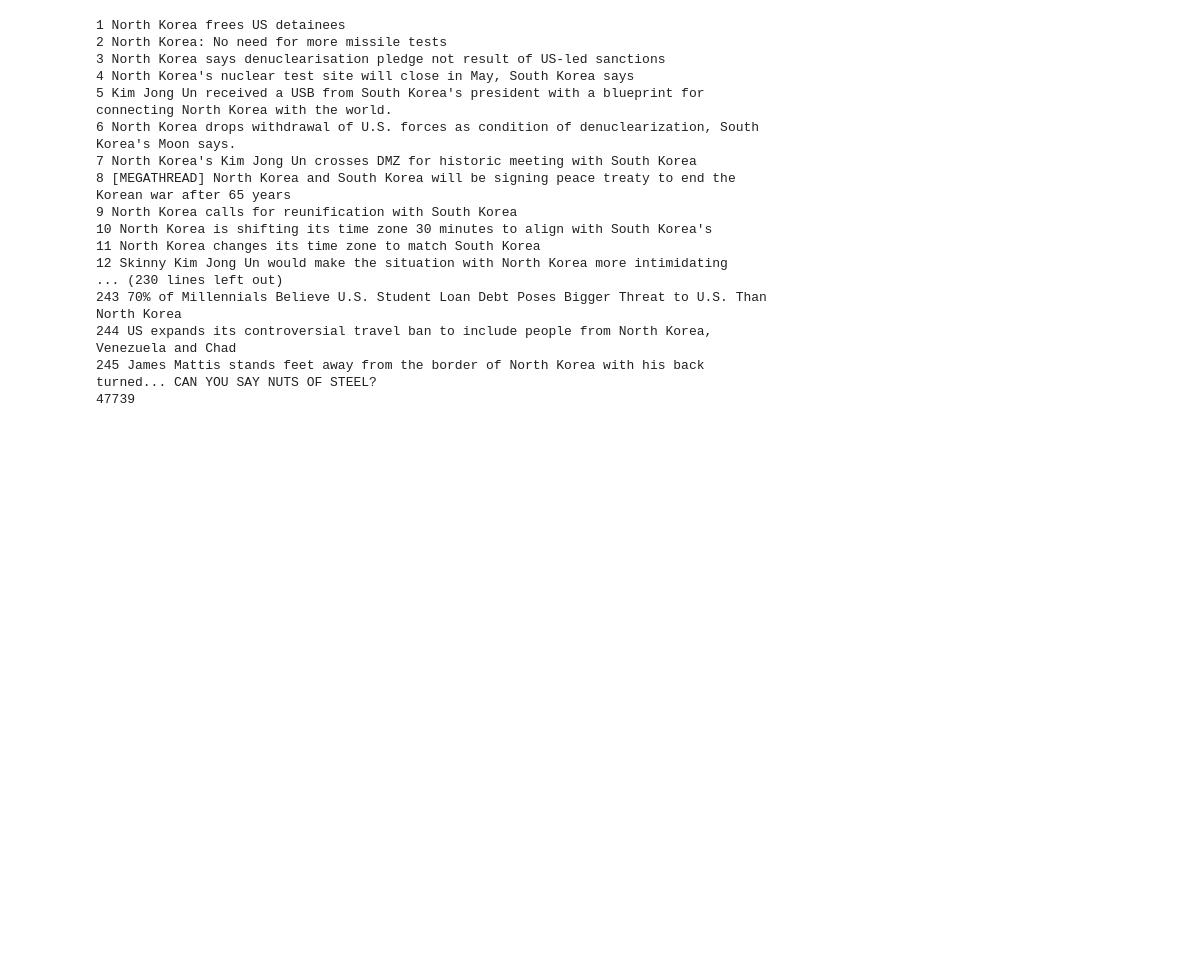
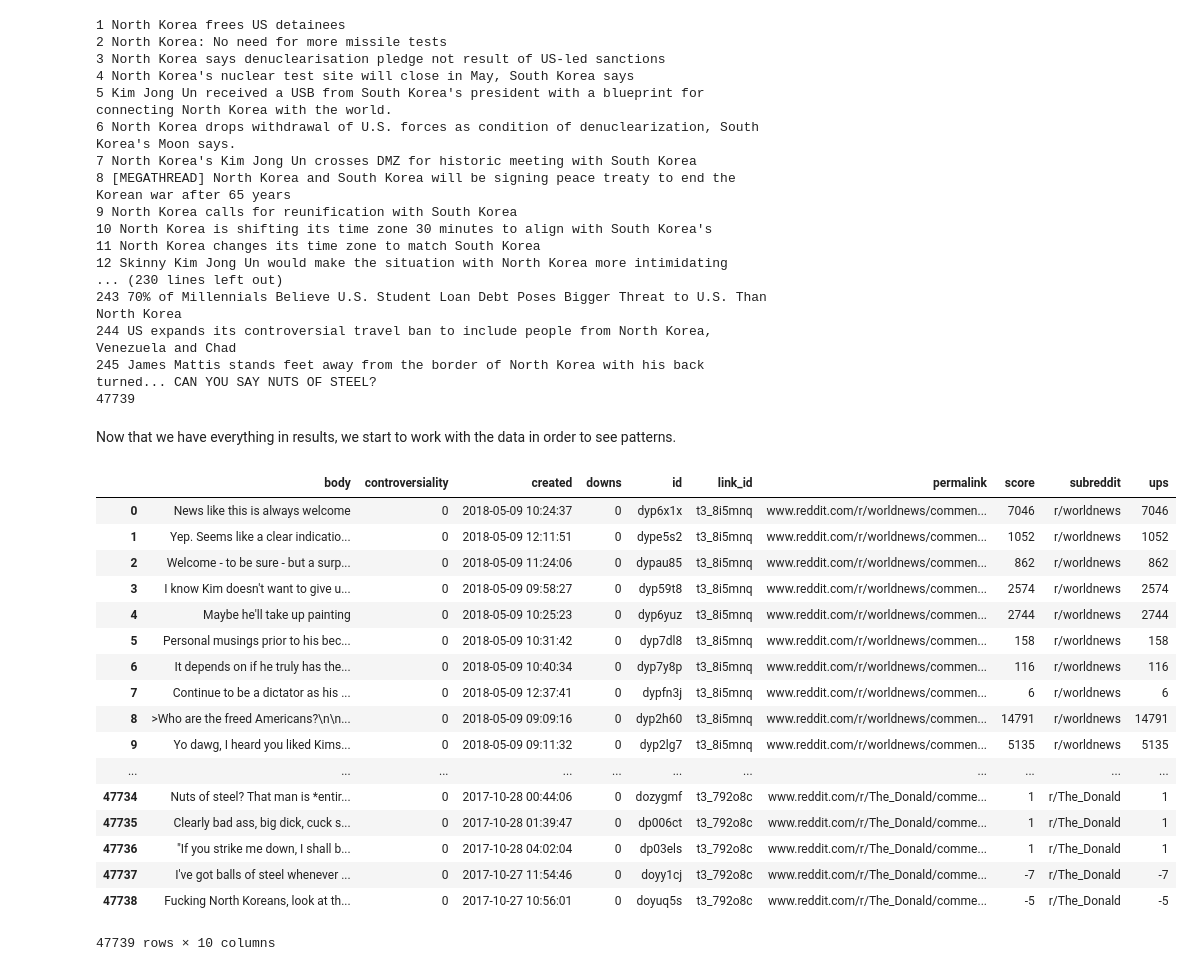
Before and after one commit to avarchy/Final15388, a Jupyter notebook: Project.ipynb, the cells around one changed output. Drawn from its saved outputs; the diff is of its cells as text; code cells hidden in the pictures; blank space fills up the shorter version.

```diff
--- a/Project.ipynb
+++ b/Project.ipynb
@@ -96,5 +100,7 @@ print(len(submissions))
 244 US expands its controversial travel ban to include people from North Korea, Venezuela and Chad
 245 James Mattis stands feet away from the border of North Korea with his back turned... CAN YOU SAY NUTS OF STEEL?
 47739
+# %% [markdown]
+Now that we have everything in results, we start to work with the data in order to see patterns.
 # %%
 results = pd.DataFrame(submissions)
@@ -100,0 +113,21 @@ results = pd.DataFrame(submissions)
+# %%
+results
+# %% [output]
+|  | body | controversiality | created | downs | id | link_id | permalink | score | subreddit | ups |
+| 0 | News like this is always welcome | 0 | 2018-05-09 10:24:37 | 0 | dyp6x1x | t3_8i5mnq | www.reddit.com/r/worldnews/commen... | 7046 | r/worldnews | 7046 |
+| 1 | Yep. Seems like a clear indicatio... | 0 | 2018-05-09 12:11:51 | 0 | dype5s2 | t3_8i5mnq | www.reddit.com/r/worldnews/commen... | 1052 | r/worldnews | 1052 |
+| 2 | Welcome - to be sure - but a surp... | 0 | 2018-05-09 11:24:06 | 0 | dypau85 | t3_8i5mnq | www.reddit.com/r/worldnews/commen... | 862 | r/worldnews | 862 |
+| 3 | I know Kim doesn't want to give u... | 0 | 2018-05-09 09:58:27 | 0 | dyp59t8 | t3_8i5mnq | www.reddit.com/r/worldnews/commen... | 2574 | r/worldnews | 2574 |
+| 4 | Maybe he'll take up painting | 0 | 2018-05-09 10:25:23 | 0 | dyp6yuz | t3_8i5mnq | www.reddit.com/r/worldnews/commen... | 2744 | r/worldnews | 2744 |
+| 5 | Personal musings prior to his bec... | 0 | 2018-05-09 10:31:42 | 0 | dyp7dl8 | t3_8i5mnq | www.reddit.com/r/worldnews/commen... | 158 | r/worldnews | 158 |
+| 6 | It depends on if he truly has the... | 0 | 2018-05-09 10:40:34 | 0 | dyp7y8p | t3_8i5mnq | www.reddit.com/r/worldnews/commen... | 116 | r/worldnews | 116 |
+| 7 | Continue to be a dictator as his ... | 0 | 2018-05-09 12:37:41 | 0 | dypfn3j | t3_8i5mnq | www.reddit.com/r/worldnews/commen... | 6 | r/worldnews | 6 |
+| 8 | >Who are the freed Americans?\n\n... | 0 | 2018-05-09 09:09:16 | 0 | dyp2h60 | t3_8i5mnq | www.reddit.com/r/worldnews/commen... | 14791 | r/worldnews | 14791 |
+| 9 | Yo dawg, I heard you liked Kims... | 0 | 2018-05-09 09:11:32 | 0 | dyp2lg7 | t3_8i5mnq | www.reddit.com/r/worldnews/commen... | 5135 | r/worldnews | 5135 |
+| ... | ... | ... | ... | ... | ... | ... | ... | ... | ... | ... |
+| 47734 | Nuts of steel? That man is *entir... | 0 | 2017-10-28 00:44:06 | 0 | dozygmf | t3_792o8c | www.reddit.com/r/The_Donald/comme... | 1 | r/The_Donald | 1 |
+| 47735 | Clearly bad ass, big dick, cuck s... | 0 | 2017-10-28 01:39:47 | 0 | dp006ct | t3_792o8c | www.reddit.com/r/The_Donald/comme... | 1 | r/The_Donald | 1 |
+| 47736 | "If you strike me down, I shall b... | 0 | 2017-10-28 04:02:04 | 0 | dp03els | t3_792o8c | www.reddit.com/r/The_Donald/comme... | 1 | r/The_Donald | 1 |
+| 47737 | I've got balls of steel whenever ... | 0 | 2017-10-27 11:54:46 | 0 | doyy1cj | t3_792o8c | www.reddit.com/r/The_Donald/comme... | -7 | r/The_Donald | -7 |
+| 47738 | Fucking North Koreans, look at th... | 0 | 2017-10-27 10:56:01 | 0 | doyuq5s | t3_792o8c | www.reddit.com/r/The_Donald/comme... | -5 | r/The_Donald | -5 |
+47739 rows × 10 columns
```
Also changed, not shown: parts of 9 cells of this notebook, 2 other files.
